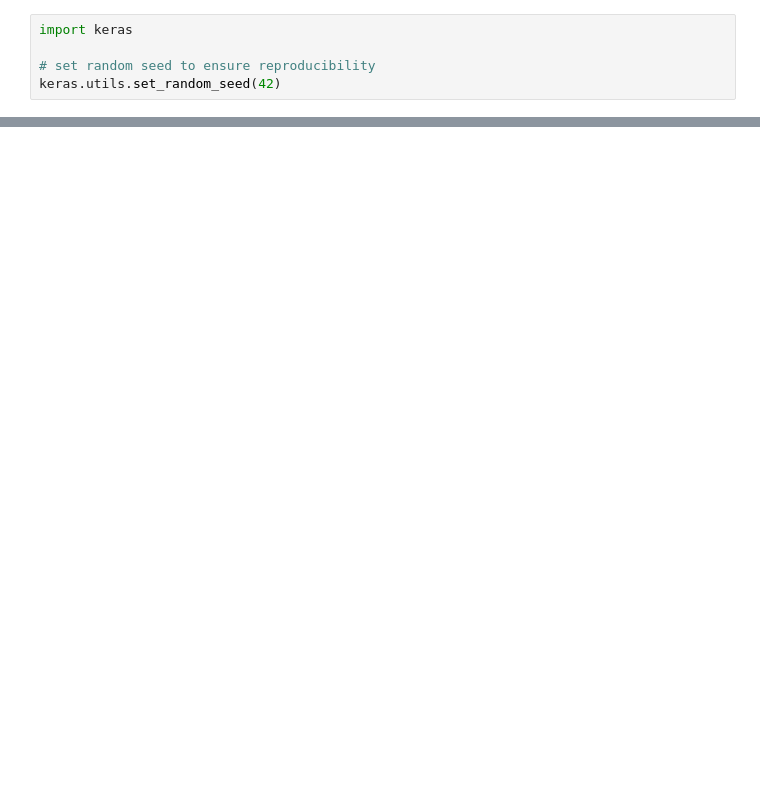
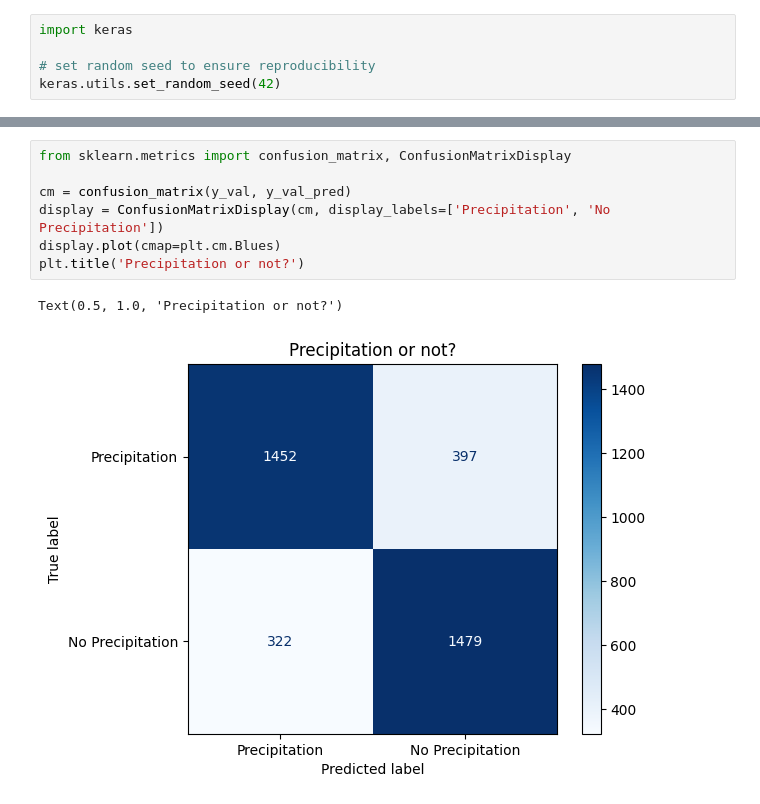
Before and after one commit to tiemeboerema/intro_ML_Final_Project, a Jupyter notebook: Neural Network.ipynb, the cells around one changed output, grey strips where cells are left out. Saved outputs shown, nothing was run; the diff lists cells and outputs as text; blank space fills up the shorter version.

```diff
--- a/Neural Network.ipynb
+++ b/Neural Network.ipynb
@@ -67,0 +105,10 @@ F2-score on validation set: 0.8404802744425386
+# %%
+from sklearn.metrics import confusion_matrix, ConfusionMatrixDisplay
+
+cm = confusion_matrix(y_val, y_val_pred)
+display = ConfusionMatrixDisplay(cm, display_labels=['Precipitation', 'No Precipitation'])
+display.plot(cmap=plt.cm.Blues)
+plt.title('Precipitation or not?')
+# %% [output]
+Text(0.5, 1.0, 'Precipitation or not?')
+[figure, added]
```
Also changed, not shown: parts of 6 cells of this notebook, 3 other files.
